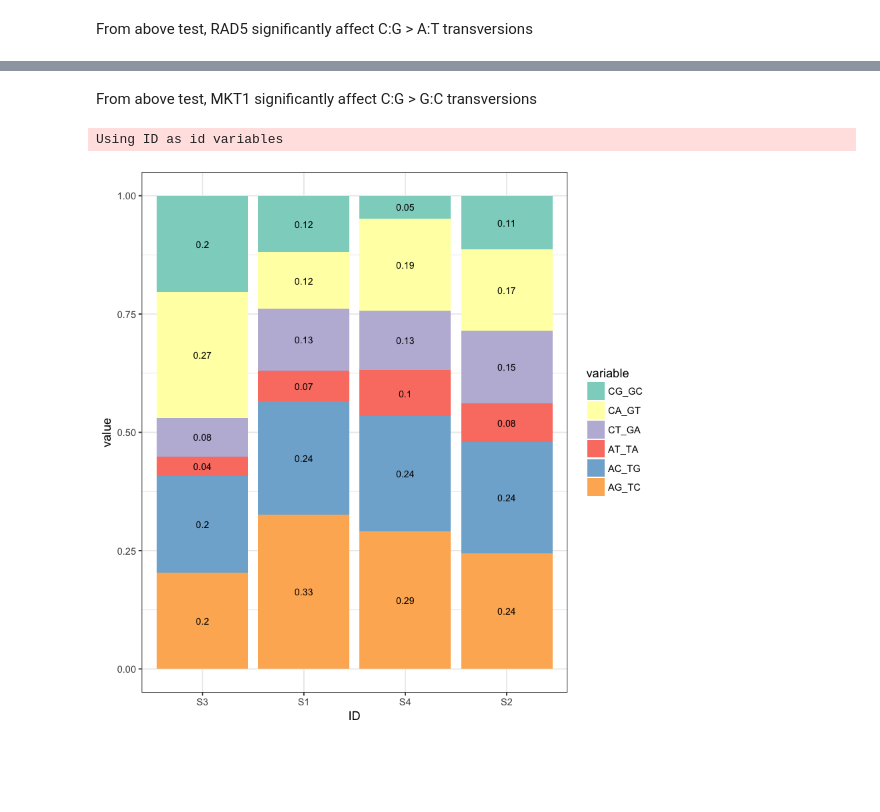
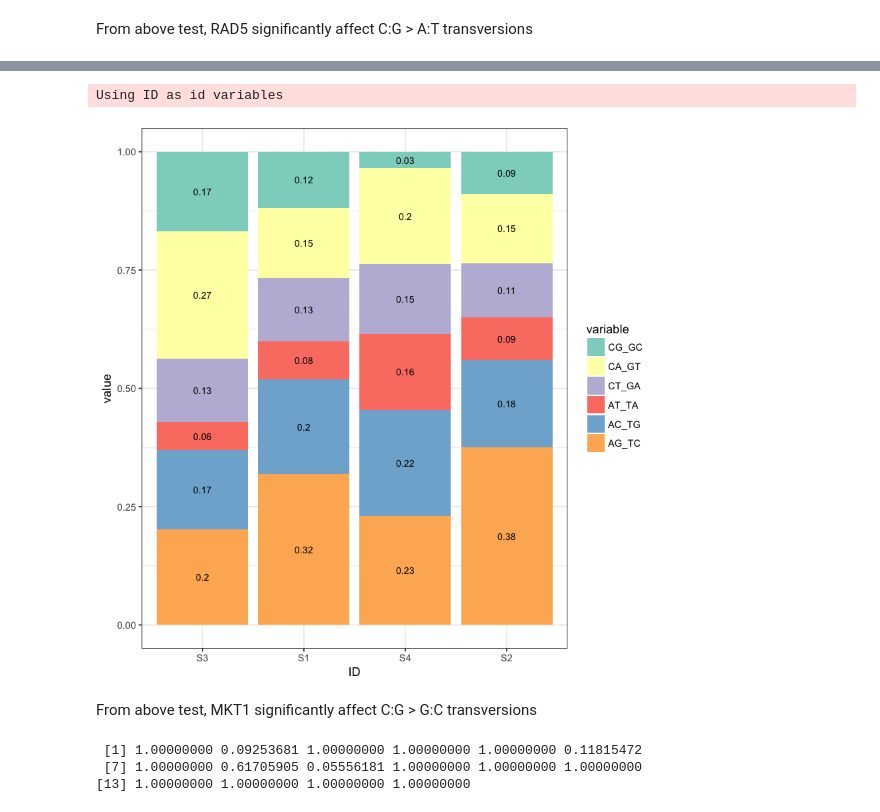
Before and after one commit to gouliangke/Mutation-rate, a Jupyter notebook: mutation_spectrum/mutation_spectrum.ipynb, the cells around one changed output, grey strips where cells are left out. Saved outputs shown, nothing was run; the diff lists cells and outputs as text; code cells hidden in the pictures; blank space fills up the shorter version.

Commit message:
update figure

```diff
--- a/mutation_spectrum/mutation_spectrum.ipynb
+++ b/mutation_spectrum/mutation_spectrum.ipynb
@@ -4,6 +4,5 @@ library(reshape2)
 library(ggplot2)
 # %%
 git.dir='~/Dropbox/mutation_rate/20180705miseq/'
-out.dir=paste0(git.dir, 'out/')
-#sample.alignments=readRDS(paste0(out.dir, 'sample.alignments.RDS'))
-load(file=paste0(out.dir,'mutation.fil.Rdata'))
+out.dir=paste0(git.dir, 'out_downsample/')
+sample.alignments=readRDS(paste0(out.dir, 'sample.alignments.RDS'))
@@ -283,17 +260,14 @@ sample estimates:
+# %%
+part = count_mat_new2[,1:6]/rowSums(count_mat_new2[,1:6])
+part$ID = count_mat$ID
+df2=melt(part)
+p2=ggplot(data=df2, aes(x=ID, y=value, fill=variable)) + geom_bar(stat="identity", position="stack") +
+  scale_fill_brewer(palette = "Set3") + scale_x_discrete(limits=c('S3', 'S1', 'S4', 'S2') ) +
+  geom_text(aes(label=round(value,2)), size =3, position = position_stack(vjust = 0.5)) +
+  theme_bw()
+print(p2)
+# %% [output]
+Using ID as id variables
+[figure, added]
 # %% [markdown]
 From above test, MKT1 significantly affect C:G > G:C transversions
-# %%
-group_total = apply(count_mat_new3, 1, sum)
-count_mat_new2 = count_mat_new/group_total
-count_mat_new2$ID = count_mat$ID
-df = melt(count_mat_new2)
-
-#order x axis by mutation rate from low to high
-p=ggplot(data=df, aes(x=ID, y=value, fill=variable)) + geom_bar(stat="identity", position="stack") +
-  scale_fill_brewer(palette = "Set3") + scale_x_discrete(limits=c('S3', 'S1', 'S4', 'S2') ) +
-  geom_text(aes(label=round(value,2)), size =3, position = position_stack(vjust = 0.5)) +
-  theme_bw()
-print(p)
-# %% [output]
-Using ID as id variables
-[figure, removed]
@@ -299,0 +299,8 @@ Using ID as id variables
+# %%
+### Record FDR
+all.p.val = c(rad5.p.val, mkt1.p.val)
+p.adjust(all.p.val, method='bonferroni')
+# %% [output]
+ [1] 1.00000000 0.09253681 1.00000000 1.00000000 1.00000000 0.11815472
+ [7] 1.00000000 0.61705905 0.05556181 1.00000000 1.00000000 1.00000000
+[13] 1.00000000 1.00000000 1.00000000 1.00000000
```
Also changed, not shown: parts of 17 cells of this notebook.
